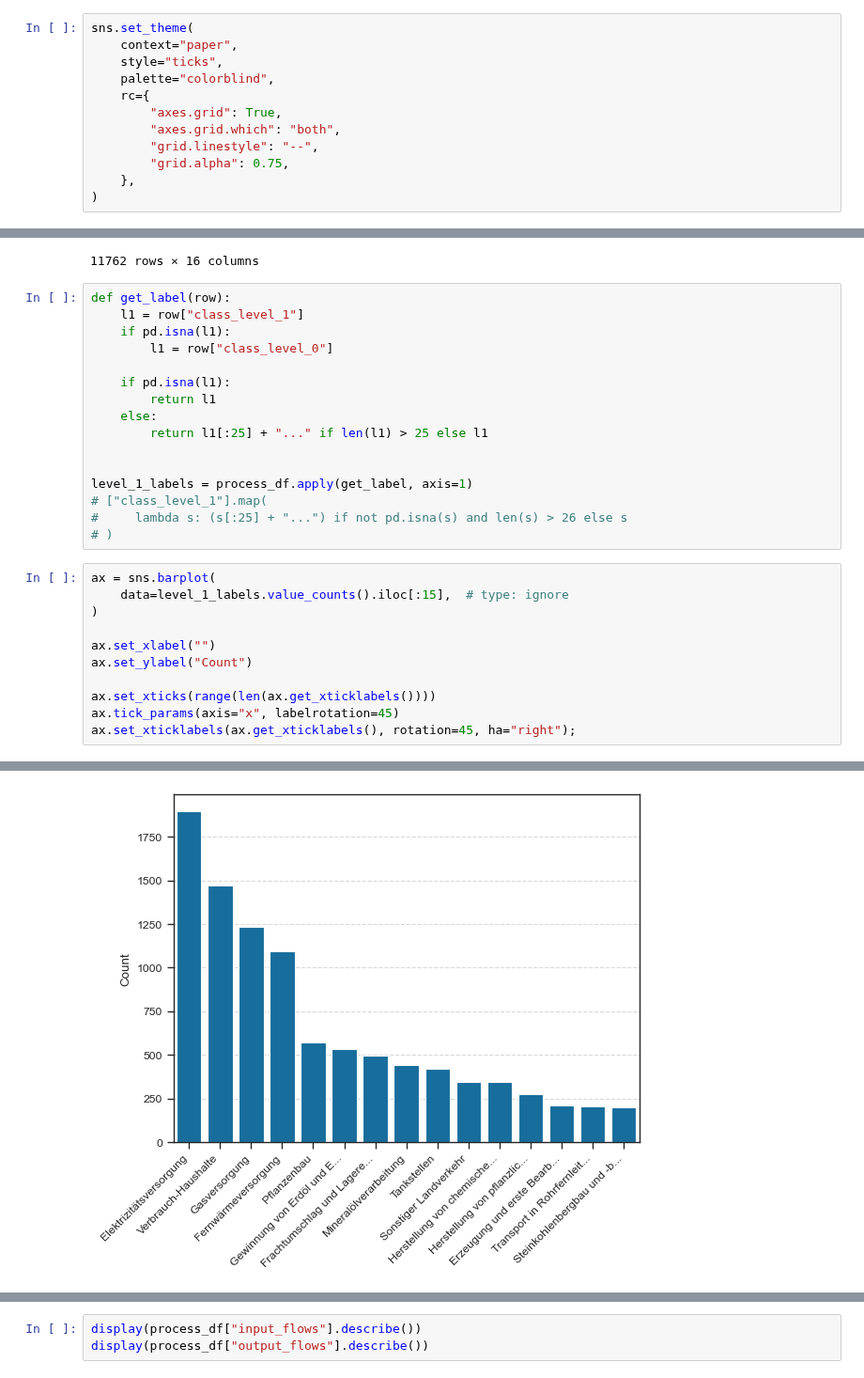
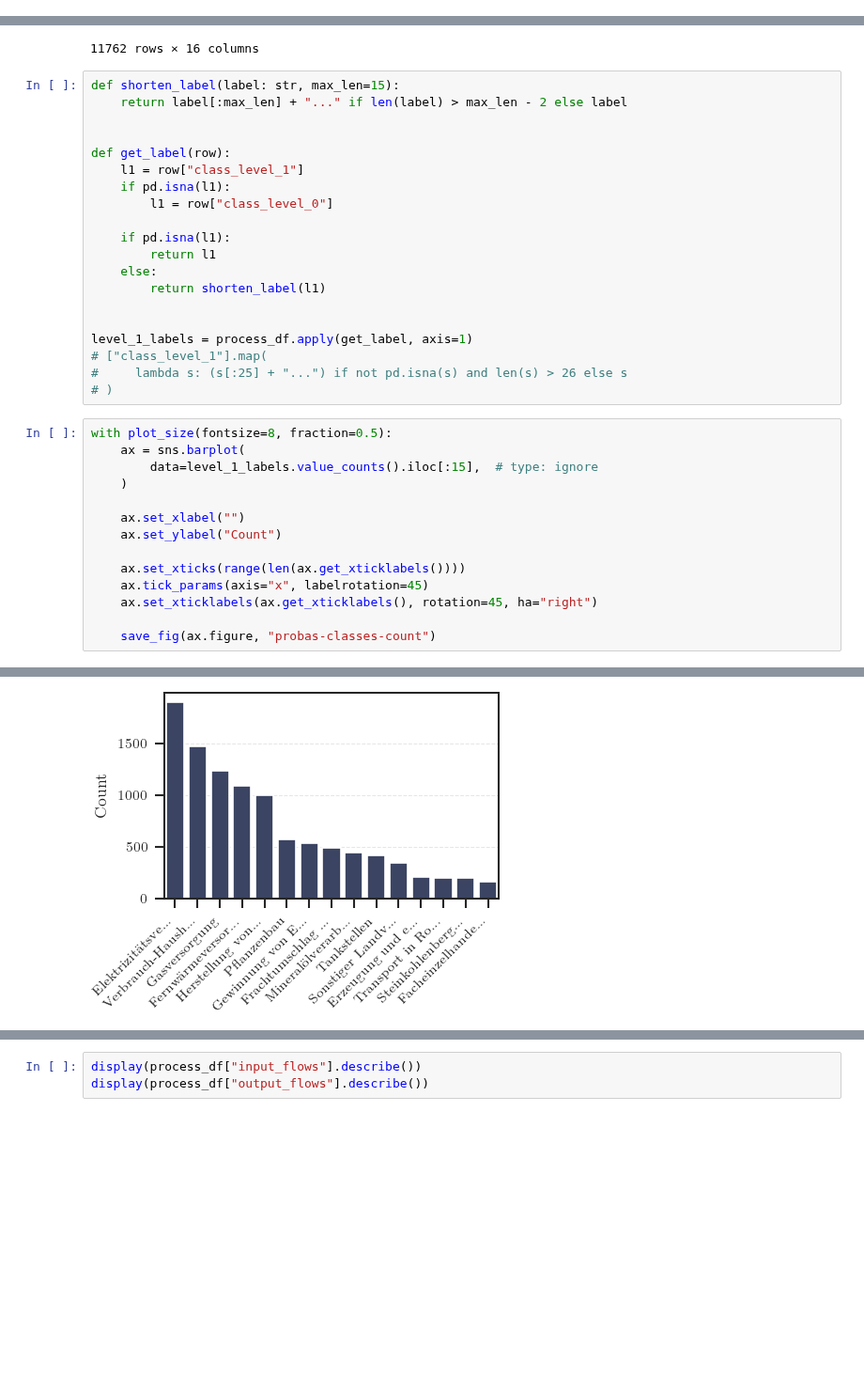
Before and after one commit to QuadroTim/amlta-project, a Jupyter notebook: notebooks/probas_eda.ipynb, the cells around one changed output, grey strips where cells are left out. Shown at 94% size. Drawn from its saved outputs; the diff is of its cells as text; blank space fills up the shorter version.

Commit message:
update figures style and make more compact

```diff
--- a/notebooks/probas_eda.ipynb
+++ b/notebooks/probas_eda.ipynb
@@ -4,15 +8,3 @@ import seaborn as sns
 from tqdm.auto import tqdm
 
 from amlta.probas import flows, processes
-# %%
-sns.set_theme(
-    context="paper",
-    style="ticks",
-    palette="colorblind",
-    rc={
-        "axes.grid": True,
-        "axes.grid.which": "both",
-        "grid.linestyle": "--",
-        "grid.alpha": 0.75,
-    },
-)
@@ -108,6 +217,10 @@ process_df
 | 11761 | 2190c4c0-56f7-4948-9c67-5c832946137a | Tankstelle\Sojaöl-0LUC-AR-DE-2005/en | None | Kraftfahrzeughandel; Instandhaltu... | Tankstellen | NaN | NaN | NaN | ... |
 11762 rows × 16 columns
 # %%
+def shorten_label(label: str, max_len=15):
+    return label[:max_len] + "..." if len(label) > max_len - 2 else label
+
+
 def get_label(row):
     l1 = row["class_level_1"]
     if pd.isna(l1):
@@ -116,7 +229,7 @@ def get_label(row):
     if pd.isna(l1):
         return l1
     else:
-        return l1[:25] + "..." if len(l1) > 25 else l1
+        return shorten_label(l1)
 
 
 level_1_labels = process_df.apply(get_label, axis=1)
@@ -124,14 +237,17 @@ level_1_labels = process_df.apply(get_label, axis=1)
 #     lambda s: (s[:25] + "...") if not pd.isna(s) and len(s) > 26 else s
 # )
 # %%
-ax = sns.barplot(
-    data=level_1_labels.value_counts().iloc[:15],  # type: ignore
-)
+with plot_size(fontsize=8, fraction=0.5):
+    ax = sns.barplot(
+        data=level_1_labels.value_counts().iloc[:15],  # type: ignore
+    )
 
-ax.set_xlabel("")
-ax.set_ylabel("Count")
+    ax.set_xlabel("")
+    ax.set_ylabel("Count")
 
-ax.set_xticks(range(len(ax.get_xticklabels())))
-ax.tick_params(axis="x", labelrotation=45)
-ax.set_xticklabels(ax.get_xticklabels(), rotation=45, ha="right");
+    ax.set_xticks(range(len(ax.get_xticklabels())))
+    ax.tick_params(axis="x", labelrotation=45)
+    ax.set_xticklabels(ax.get_xticklabels(), rotation=45, ha="right")
+
+    save_fig(ax.figure, "probas-classes-count")
 # %% [output]
@@ -138,2 +255,2 @@ ax.set_xticklabels(ax.get_xticklabels(), rotation=45, ha="right");
-[figure, old version]
+[figure, new version]
 # %%
```
Also changed, not shown: parts of 6 cells of this notebook, 3 other files.
